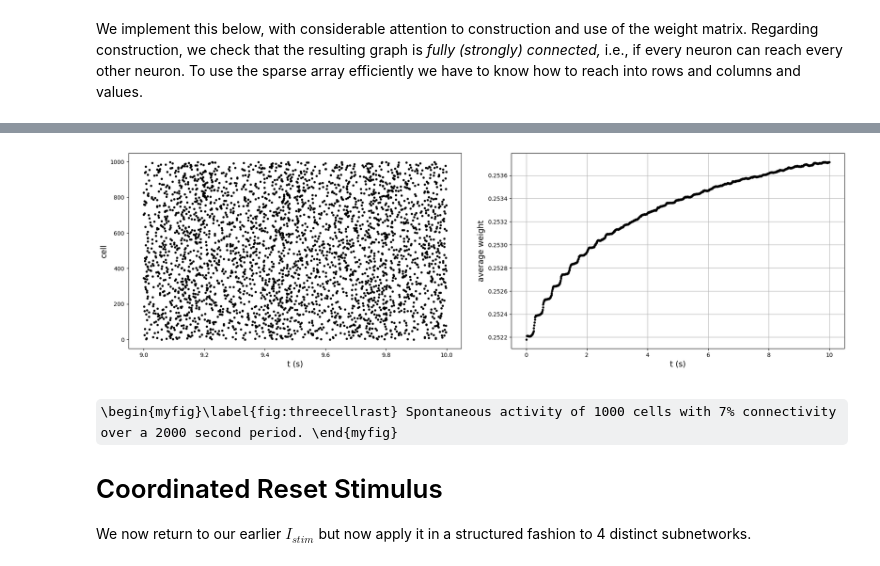
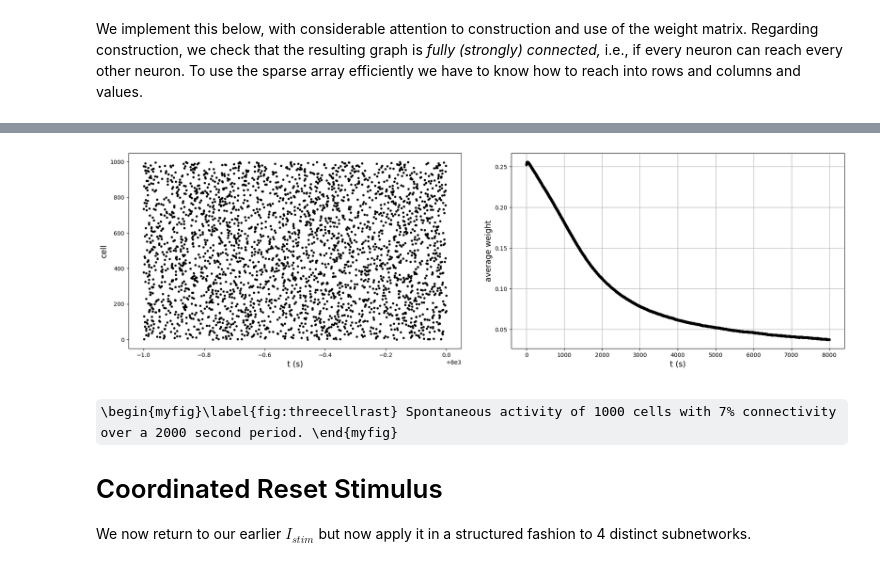
Before and after one commit to steve-cox-LA/EGlove, a Jupyter notebook: TassPlatform.ipynb, the cells around one changed output, grey strips where cells are left out. Drawn from its saved outputs; the diff is of its cells as text; code cells hidden in the pictures; some formulas as TeX source.

```diff
--- a/TassPlatform.ipynb
+++ b/TassPlatform.ipynb
@@ -881,7 +881,7 @@ plt.subplots_adjust(right=3, left=0.25, wspace=0.15, top=1, bottom=0)
 
 rng = np.random.default_rng(12345)
 
-Tfin = 10e3
+Tfin = 8000*1e3
 dt = 0.1
 Nt = math.ceil(Tfin/dt)
 tausyn = 1
@@ -898,12 +898,13 @@ Vrest = -38
 Cm = rng.normal(3, 3*0.05, N)
 
 is_connected = False
+HiFrac = 0.25
 
 while not is_connected:  # Generate a fully connected sparse {0,1} weight matrix without self connections
 
     W = sp.sparse.random_array(    # 1. Generate random array of values {1,2}
         (N, N), density= 0.07, random_state=rng,
-        data_sampler = lambda size: rng.choice([1, 2], size=size, p=[0.75, 0.25])
+        data_sampler = lambda size: rng.choice([1, 2], size=size, p=[1-HiFrac, HiFrac])
     ).tocsr()
 
     W.setdiag(0)   # remove self-connections
@@ -957,7 +958,7 @@ next_noise = rng.exponential(1000.0 / f_noise, size=N)
 tau_plus = 10
 tau_R = 4
 beta = 1.4
-delta = 0.01 # 0.002   # from Thanos Manos ,Magteld Zeitler,Peter A. Tass
+delta = 0.02 # 0.002   # from Thanos Manos ,Magteld Zeitler,Peter A. Tass
 
 for j in range(1,Nt):
 
@@ -1018,7 +1019,7 @@ for j in range(1,Nt):
         W.data[start:end] = np.clip(W.data[start:end], 0.0, 1.0)
 
 
-    if j % 100 == 0:
+    if j % 1000 == 0:
         ax2.plot(t/1000, W.data.mean(), 'k.')
         #ax2.plot(t/1000, W[[Wrow[0]],[Wcol[0]]], 'b.')
         #ax2.plot(t/1000, W[[Wrow[1]],[Wcol[1]]], 'r.')
@@ -1036,5 +1037,7 @@ ax2.grid('on')
 
 end_time = time.perf_counter()
 print(f"Elapsed time: {end_time - start_time:.6f} seconds")
+
+#np.savez('my_data.npz', weights=W, wini=HiFrac)
 # %% [output]
 Successfully generated a fully connected synaptic weight matrix!
@@ -1042,4 +1045,4 @@ Elapsed time: 32.007395 seconds
-[figure, old version]
+[figure, new version]
 # %% [markdown]
 \begin{myfig}\label{fig:threecellrast} Spontaneous activity of 1000 cells with 7% connectivity over a 2000 second period. \end{myfig}
 
```
Also changed, not shown: parts of 2 cells of this notebook, 1 other file.
